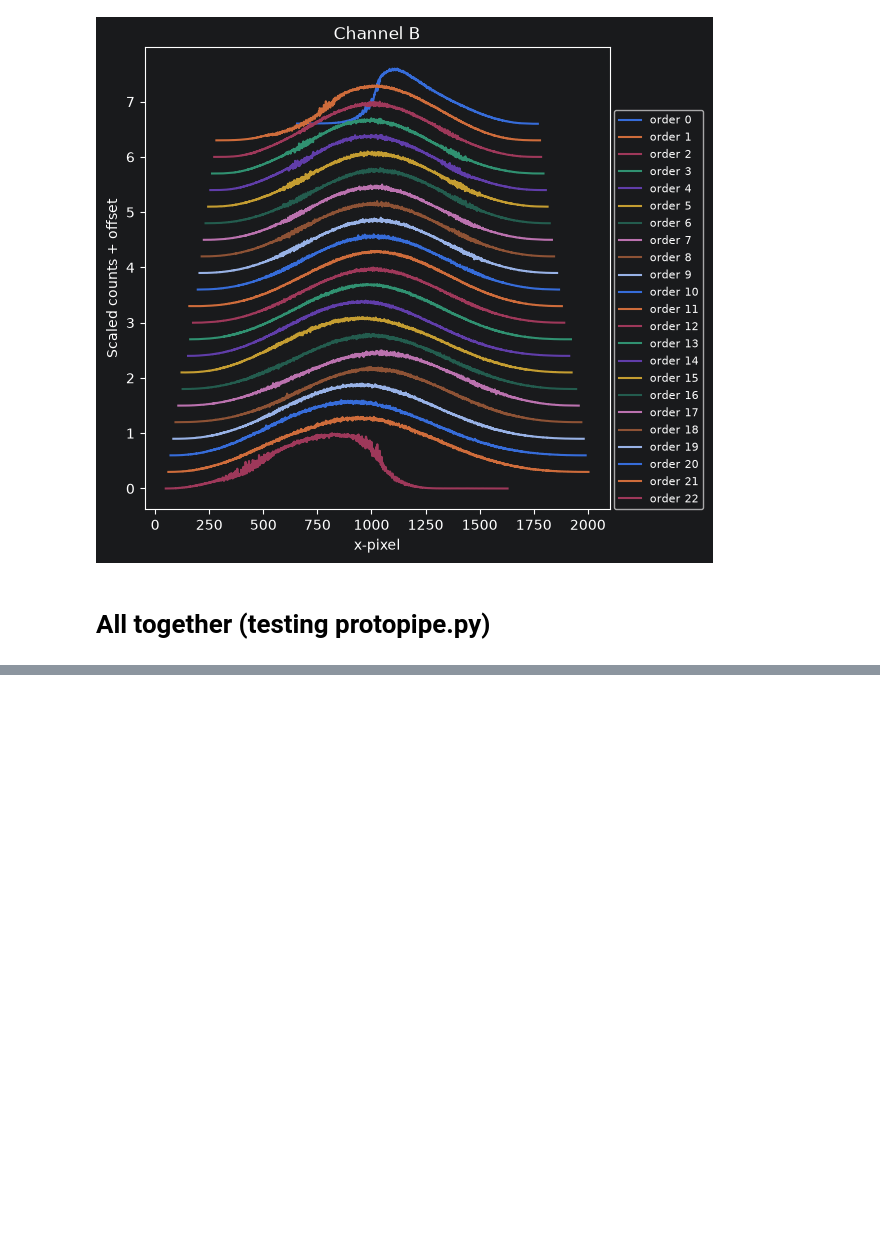
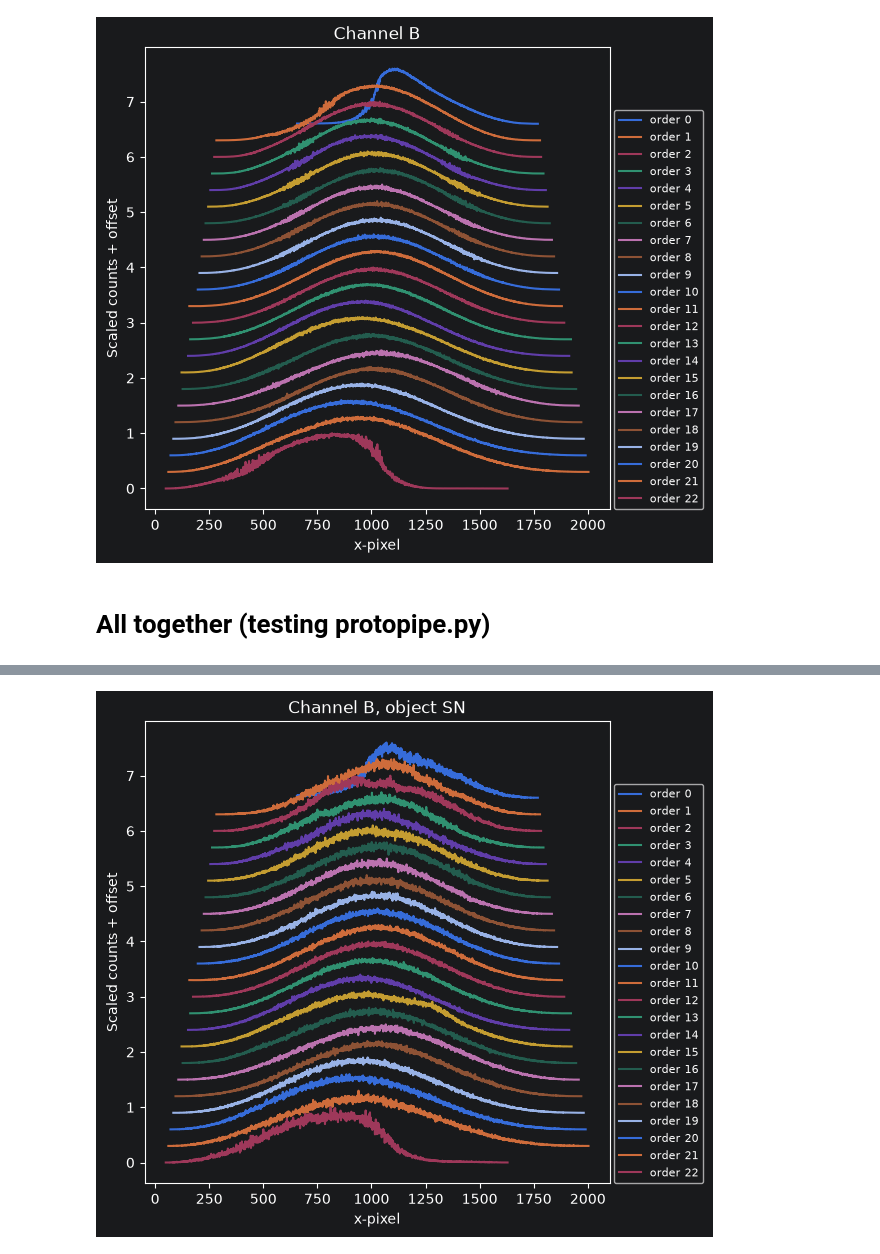
Before and after one commit to CaltechOpticalObservatories/zshooter-drp, a Jupyter notebook: notebooks/alpha_drp_dev.ipynb, the cells around one changed output, grey strips where cells are left out. Cells and saved outputs as stored; diff of their text form; code cells hidden in the pictures; blank space fills up the shorter version.

```diff
--- a/notebooks/alpha_drp_dev.ipynb
+++ b/notebooks/alpha_drp_dev.ipynb
@@ -207,0 +213,5 @@ ax = plot_spectra_object(results['B']['spectra'], title=f'Channel {channel}', xl
+# %%
+ax = plot_spectra_object(results['B']['spectra']['sn'], title=f'Channel B, object SN',
+                         xlabel='x-pixel', ylabel='Scaled counts + offset')
+# %% [output]
+[figure, added]
```
Also changed, not shown: parts of 3 cells of this notebook, 1 other file.
